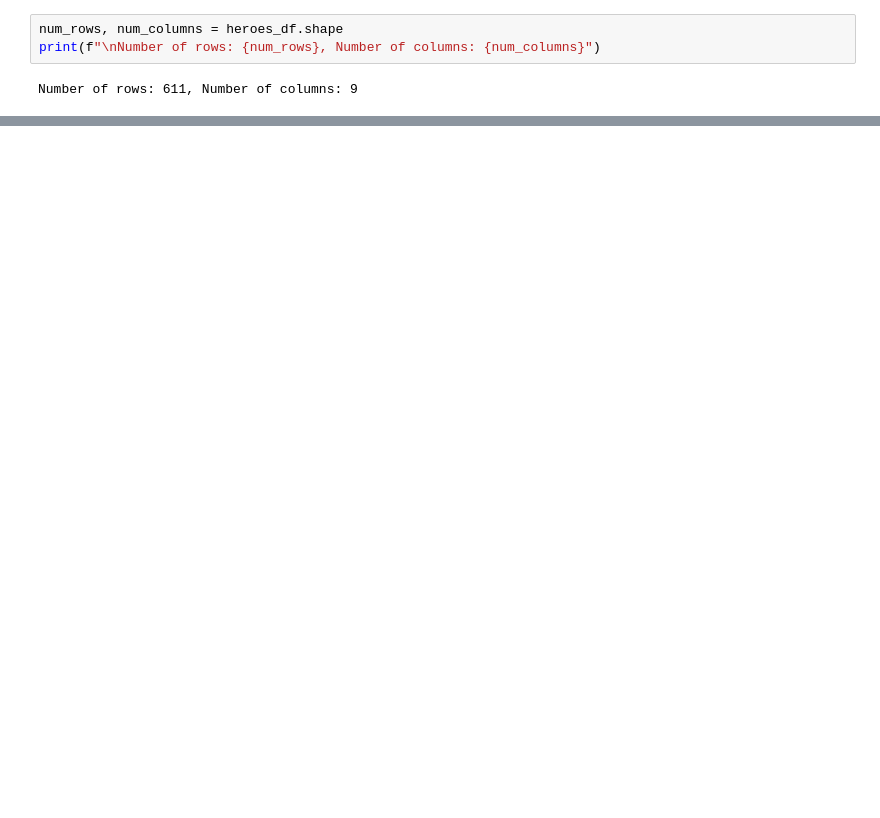
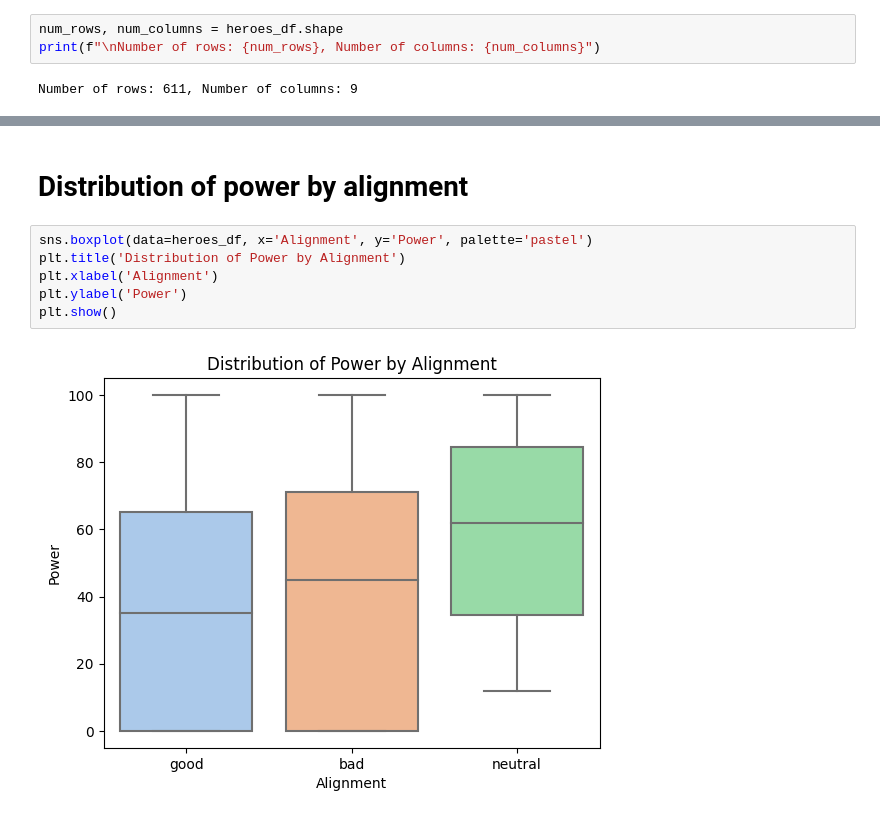
Before and after one commit to JKRAYV/JUMPlus, a Jupyter notebook: HeroDataSetAnalysis/HeroDataSetAnalysis.ipynb, the cells around one changed output, grey strips where cells are left out. Cells and saved outputs as stored; diff of their text form; blank space fills up the shorter version.

```diff
--- a/HeroDataSetAnalysis/HeroDataSetAnalysis.ipynb
+++ b/HeroDataSetAnalysis/HeroDataSetAnalysis.ipynb
@@ -27,0 +271,10 @@ Number of rows: 611, Number of columns: 9
+# %% [markdown]
+# Distribution of power by alignment
+# %%
+sns.boxplot(data=heroes_df, x='Alignment', y='Power', palette='pastel')
+plt.title('Distribution of Power by Alignment')
+plt.xlabel('Alignment')
+plt.ylabel('Power')
+plt.show()
+# %% [output]
+[figure, added]
```
Also changed, not shown: parts of 38 cells of this notebook, 1 other file.
